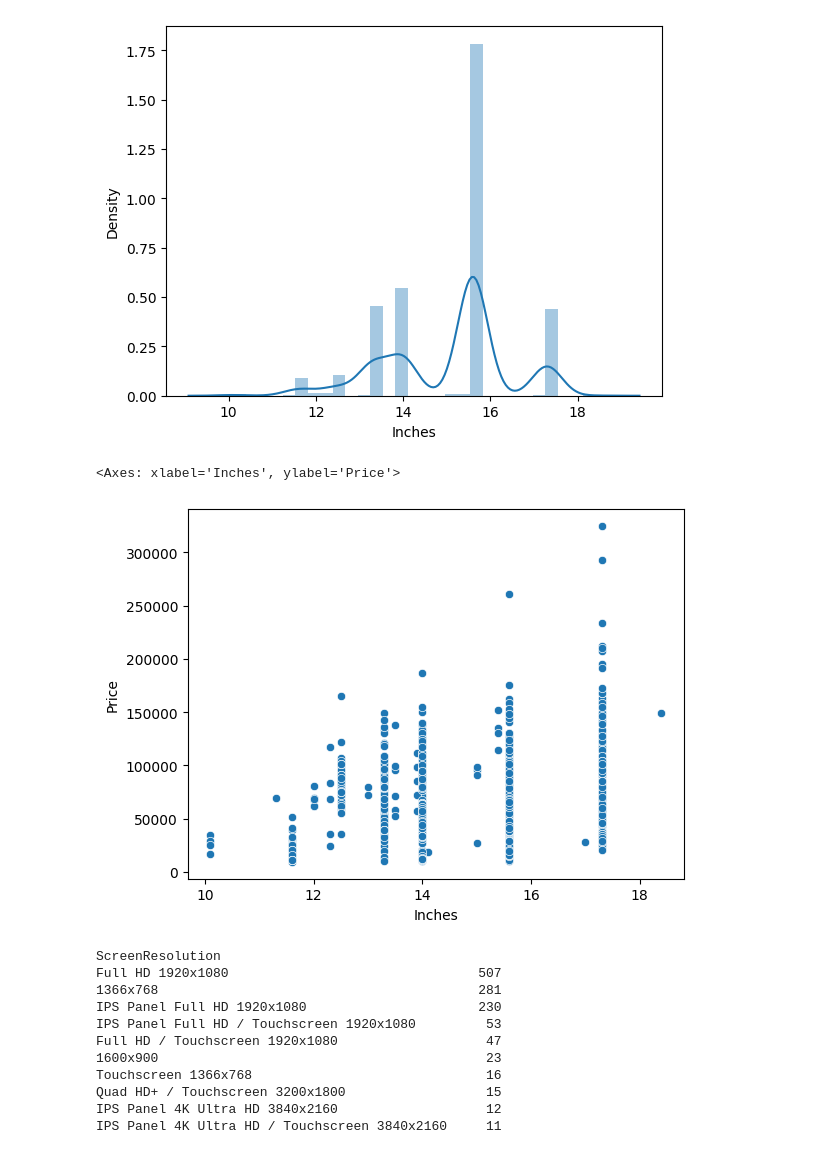
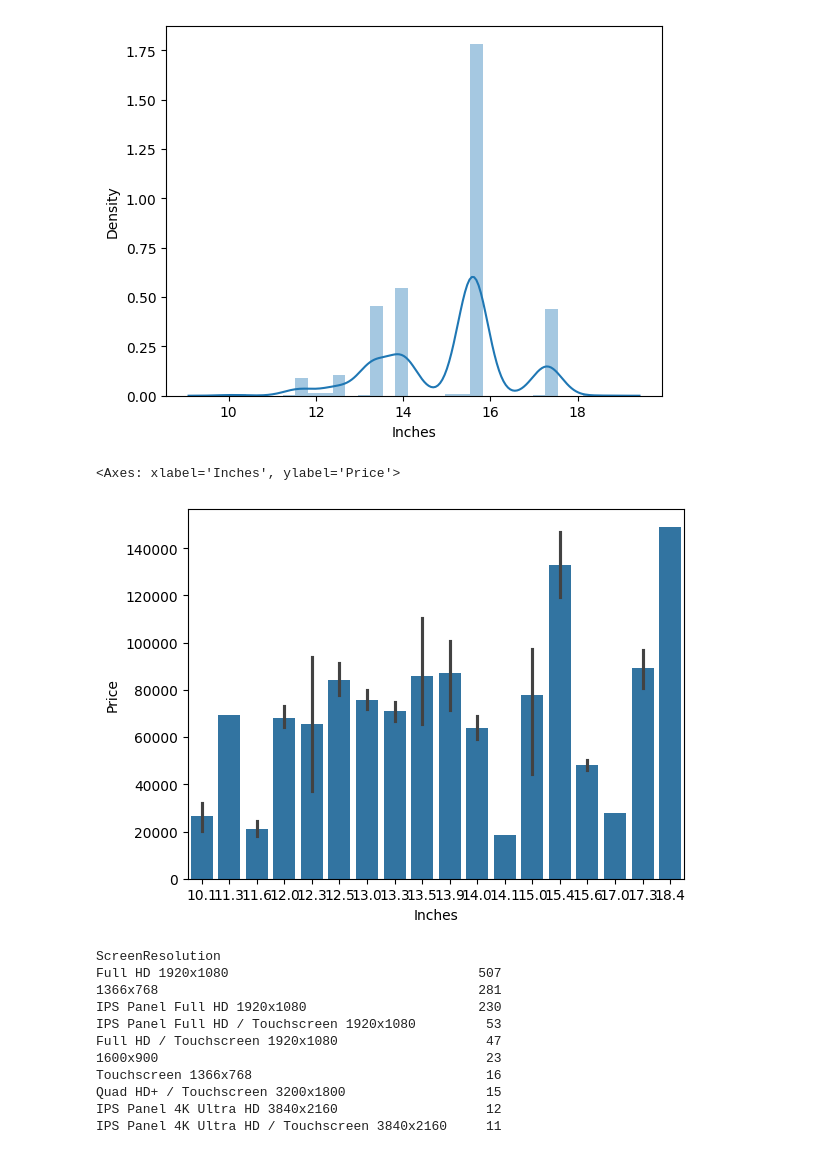
Before and after one commit to Dev-aryan-sahu/Lap-Price-Spy, a Jupyter notebook: Lap-Price-Spy.ipynb, the cells around one changed output. Saved outputs shown, nothing was run; the diff lists cells and outputs as text; code cells hidden in the pictures.

```diff
--- a/Lap-Price-Spy.ipynb
+++ b/Lap-Price-Spy.ipynb
@@ -163,10 +164,10 @@ https://gist.github.com/mwaskom/de44147ed2974457ad6372750bbe5751
 <Axes: xlabel='Inches', ylabel='Density'>
 [figure]
 # %%
-sns.scatterplot(x=df['Inches'],y=df['Price'])
+sns.barplot(x=df['Inches'],y=df['Price'])
 # %% [output]
 <Axes: xlabel='Inches', ylabel='Price'>
-[figure, old version]
+[figure, new version]
 # %%
 df['ScreenResolution'].value_counts()
 # %% [output]
```
Also changed, not shown: parts of 21 cells of this notebook, 3 other files.
